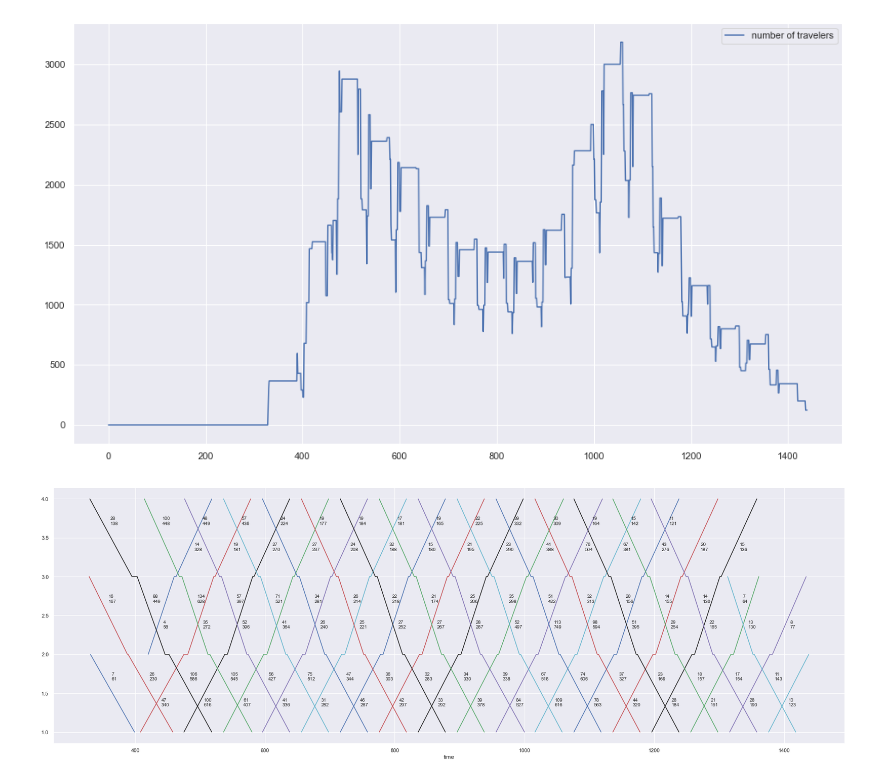
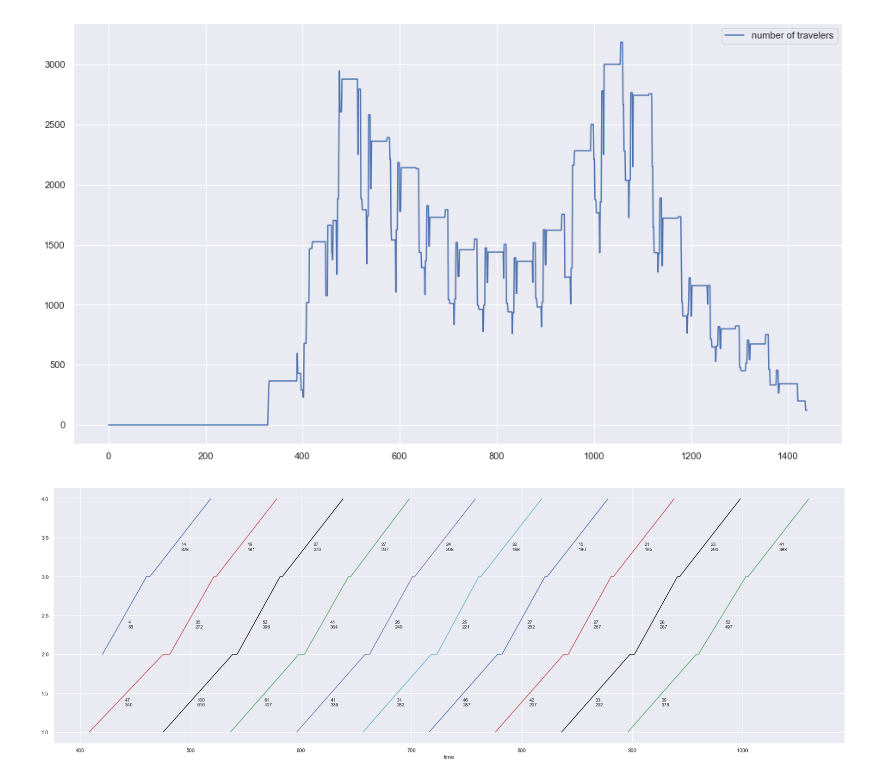
Before and after one commit to Sun-flowerSamurai/train-modelling, a Jupyter notebook: loading_train_data.ipynb, the cells around one changed output. Saved outputs shown, nothing was run; the diff lists cells and outputs as text; code cells hidden in the pictures.

Commit message:
output plot to work with and ability to plot a partial schedule

```diff
--- a/loading_train_data.ipynb
+++ b/loading_train_data.ipynb
@@ -147,23 +147,25 @@ class Train:
 # %%
 class VisualizeSchedule:
     def __init__(self, trains_to_visualize: dict) -> None:
         """Setup the schedule that needs to be visualized.
         """
 
         self.trains = trains_to_visualize
 
     def visualize(self) -> None:
         """Show the space-time plot of the train schedule.
         """
 
         ax = plt.gca()
 
         for key, value in self.trains.items():
             train = Train(key, value, ax)
             train.plot()
             plt.legend().remove()
 
-viz = VisualizeSchedule(trains)
+trains_subset = dict(itertools.islice(trains.items(), 10))
+
+viz = VisualizeSchedule(trains_subset)
 viz.visualize()
 # %% [output]
-[figure, old version]
+[figure, new version]
```
Also changed, not shown: 1 other file.
